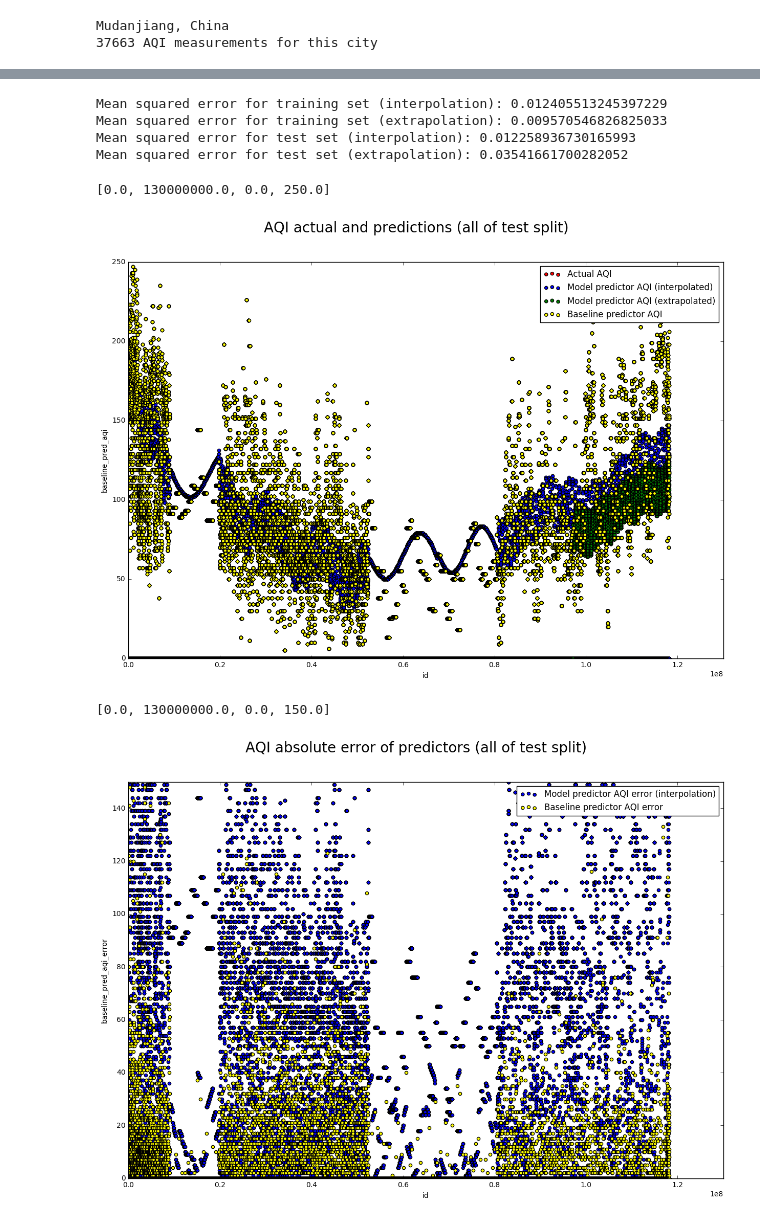
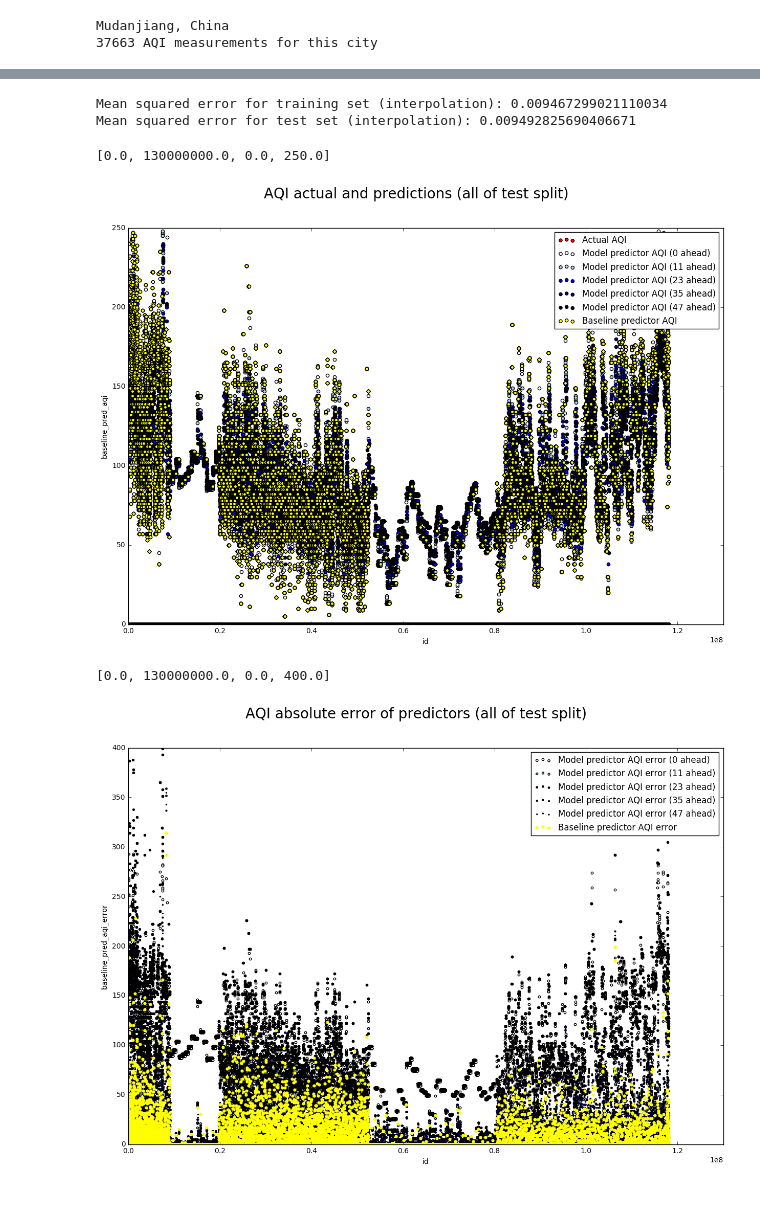
Before and after one commit to curiousest/predict-AQI, a Jupyter notebook: notebooks/hypothesis2_recent_history.ipynb, the cells around one changed output, grey strips where cells are left out. Saved outputs shown, nothing was run; the diff lists cells and outputs as text; code cells hidden in the pictures.

```diff
--- a/notebooks/hypothesis2_recent_history.ipynb
+++ b/notebooks/hypothesis2_recent_history.ipynb
@@ -131,10 +145,8 @@ def predict_labels(clf, features, target):
     return y_pred
 
 print("Making training predictions...")
-y_train_pred_i = predict_labels(clf_i, x_train_i, y_train_i)
-y_train_pred_e = predict_labels(clf_e, x_train_e, y_train_e)
+y_train_pred = predict_labels(clf, x_train, y_train)
 print("Making test predictions...")
-y_test_pred_i = predict_labels(clf_i, x_test_i, y_test_i)
-y_test_pred_e = predict_labels(clf_e, x_test_e, y_test_e)
+y_test_pred = predict_labels(clf, x_test, y_test)
 # %% [output]
 Making training predictions...
@@ -155,16 +161,11 @@ Prediction time (secs): 0.002
 from sklearn.metrics import mean_squared_error
 
 # Score predictions
-print("Mean squared error for training set (interpolation): {}".format(mean_squared_error(y_train_i, y_train_pred_i)))
-print("Mean squared error for training set (extrapolation): {}".format(mean_squared_error(y_train_e, y_train_pred_e)))
-
-print("Mean squared error for test set (interpolation): {}".format(mean_squared_error(y_test_i, y_test_pred_i)))
-print("Mean squared error for test set (extrapolation): {}".format(mean_squared_error(y_test_e, y_test_pred_e)))
+print("Mean squared error for training set (interpolation): {}".format(mean_squared_error(y_train, y_train_pred)))
+print("Mean squared error for test set (interpolation): {}".format(mean_squared_error(y_test, y_test_pred)))
 # %% [output]
-Mean squared error for training set (interpolation): 0.012405513245397229
-Mean squared error for training set (extrapolation): 0.009570546826825033
-Mean squared error for test set (interpolation): 0.012258936730165993
-Mean squared error for test set (extrapolation): 0.03541661700282052
+Mean squared error for training set (interpolation): 0.009467299021110034
+Mean squared error for test set (interpolation): 0.009492825690406671
 # %%
 # Gather all the predictions together to plot
 # The test results index is scrambled from the test train split, but the y_test_pred has no index
@@ -183,8 +189,11 @@ test_results['pred_aqi_e'] = test_results['pred_aqi_e'].map(get_denormalized_aqi
 # %%
 import matplotlib.pyplot as plt
 aqi_graph = test_results.plot.scatter(x='id', y='aqi', label="Actual AQI", color="Red")
-test_results.plot.scatter(x='id', y='pred_aqi_i', label="Model predictor AQI (interpolated)", ax=aqi_graph, color="Blue")
-test_results.plot.scatter(x='id', y='pred_aqi_e', label="Model predictor AQI (extrapolated)", ax=aqi_graph, color="Green")
+test_results.plot.scatter(x='id', y='0_ahead_pred', label="Model predictor AQI (0 ahead)", ax=aqi_graph, color="white")
+test_results.plot.scatter(x='id', y='11_ahead_pred', label="Model predictor AQI (11 ahead)", ax=aqi_graph, color="lightblue")
+test_results.plot.scatter(x='id', y='23_ahead_pred', label="Model predictor AQI (23 ahead)", ax=aqi_graph, color="blue")
+test_results.plot.scatter(x='id', y='35_ahead_pred', label="Model predictor AQI (35 ahead)", ax=aqi_graph, color="darkblue")
+test_results.plot.scatter(x='id', y='47_ahead_pred', label="Model predictor AQI (47 ahead)", ax=aqi_graph, color="black")
 test_results.plot.scatter(x='id', y='baseline_pred_aqi', label="Baseline predictor AQI", ax=aqi_graph, color="Yellow")
 fig = aqi_graph.figure
 fig.set_size_inches((15, 10), forward=True)
@@ -192,25 +201,31 @@ fig.suptitle("AQI actual and predictions (all of test split)", fontsize=20)
 aqi_graph.axis([0.0, 130000000.0, 0.0, 250.0])
 # %% [output]
 [0.0, 130000000.0, 0.0, 250.0]
-[figure, old version]
+[figure, new version]
+# %%
+def absolute_error_generator(compare_col):
+    def absolute_error(row):
+        return abs(row[compare_col] - row['aqi'])
+    return absolute_error
+
+test_results['0_ahead_pred_error'] = test_results.apply(absolute_error_generator('0_ahead_pred'), 1)
+test_results['11_ahead_pred_error'] = test_results.apply(absolute_error_generator('11_ahead_pred'), 1)
+test_results['23_ahead_pred_error'] = test_results.apply(absolute_error_generator('23_ahead_pred'), 1)
+test_results['35_ahead_pred_error'] = test_results.apply(absolute_error_generator('35_ahead_pred'), 1)
+test_results['47_ahead_pred_error'] = test_results.apply(absolute_error_generator('47_ahead_pred'), 1)
+test_results['baseline_pred_aqi_error'] = test_results.apply(absolute_error_generator('baseline_pred_aqi'), 1)
 # %%
-def absolute_error_generator(compare_col):
-    def absolute_error(row):
-        return abs(row[compare_col] - row['aqi'])
-    return absolute_error
-
-test_results['pred_aqi_error_i'] = test_results.apply(absolute_error_generator('pred_aqi_i'), 1)
-#test_results['pred_aqi_error_e'] = test_results.apply(absolute_error_generator('pred_aqi_e'), 1)
-test_results['baseline_pred_aqi_error'] = test_results.apply(absolute_error_generator('baseline_pred_aqi'), 1)
-
-aqi_graph = test_results.plot.scatter(x='id', y='pred_aqi_error_i', label="Model predictor AQI error (interpolation)", color="Blue")
-#test_results.plot.scatter(x='id', y='pred_aqi_error_e', label="Model predictor AQI error (extrapolation)", ax=aqi_graph, color="Green")
-test_results.plot.scatter(x='id', y='baseline_pred_aqi_error', label="Baseline predictor AQI error", ax=aqi_graph, color="Yellow")
+aqi_graph = test_results.plot.scatter(x='id', y='0_ahead_pred', label="Model predictor AQI error (0 ahead)", color="white", s=10, lw=1)
+test_results.plot.scatter(x='id', y='11_ahead_pred_error', label="Model predictor AQI error (11 ahead)", ax=aqi_graph, color="lightblue", s=8, lw=1)
+test_results.plot.scatter(x='id', y='23_ahead_pred_error', label="Model predictor AQI error (23 ahead)", ax=aqi_graph, color="blue", s=6, lw=1)
+test_results.plot.scatter(x='id', y='35_ahead_pred_error', label="Model predictor AQI error (35 ahead)", ax=aqi_graph, color="darkblue", s=4, lw=1)
+test_results.plot.scatter(x='id', y='47_ahead_pred_error', label="Model predictor AQI error (47 ahead)", ax=aqi_graph, color="black", s=2, lw=1)
+test_results.plot.scatter(x='id', y='baseline_pred_aqi_error', label="Baseline predictor AQI error", ax=aqi_graph, color="Yellow", lw=0)
 fig = aqi_graph.figure
 fig.set_size_inches((15, 10), forward=True)
 fig.suptitle("AQI absolute error of predictors (all of test split)", fontsize=20)
-aqi_graph.axis([0.0, 130000000.0, 0.0, 150.0])
+aqi_graph.axis([0.0, 130000000.0, 0.0, 400.0])
 # %% [output]
-[0.0, 130000000.0, 0.0, 150.0]
+[0.0, 130000000.0, 0.0, 400.0]
-[figure, old version]
+[figure, new version]
 # %%
```
Also changed, not shown: parts of 6 cells of this notebook.
